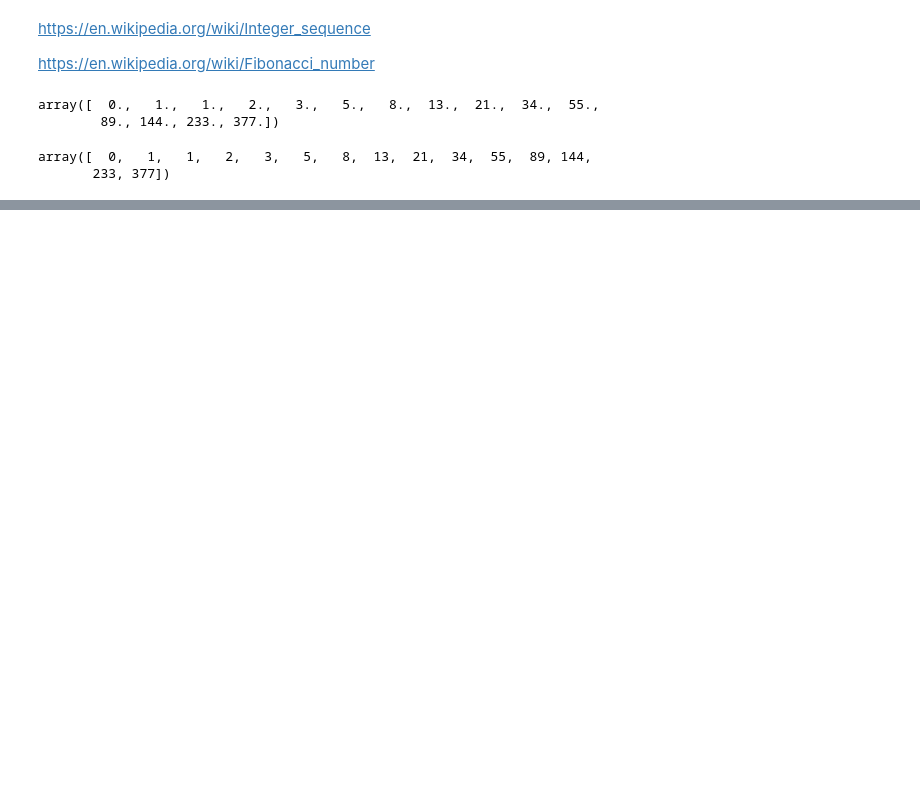
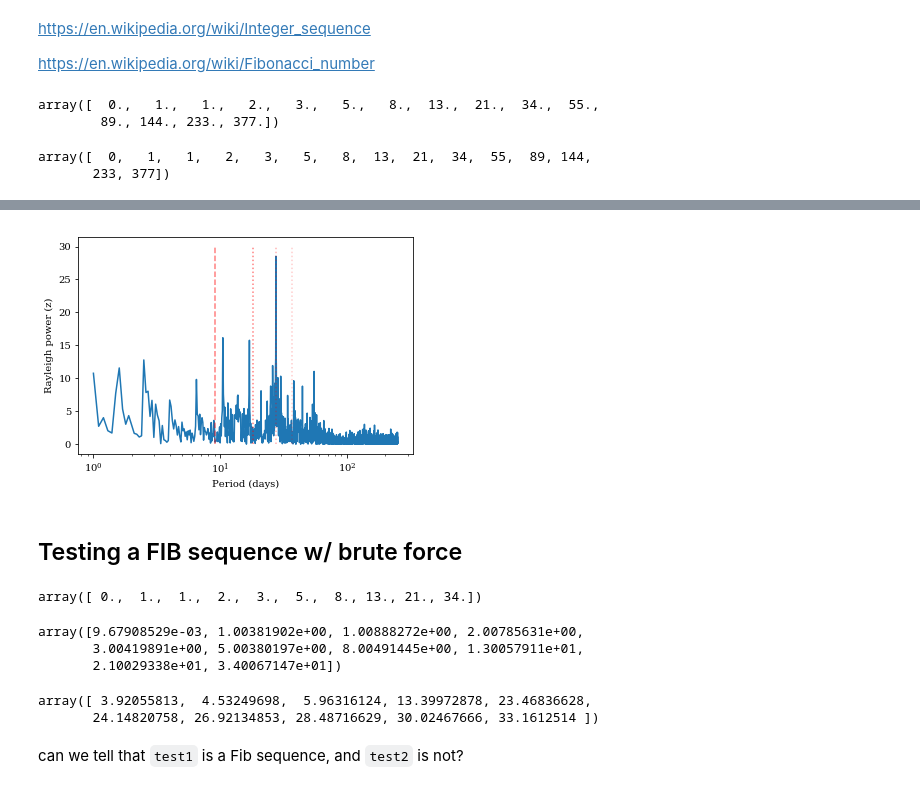
Before and after one commit to StellarCartography/SDM, a Jupyter notebook: code/explore.ipynb, the cells around one changed output, grey strips where cells are left out. Saved outputs shown, nothing was run; the diff lists cells and outputs as text; code cells hidden in the pictures; blank space fills up the shorter version.

Commit message:
a few simple Fib tests

```diff
--- a/code/explore.ipynb
+++ b/code/explore.ipynb
@@ -158,0 +158,44 @@ plt.show()
+# %%
+plt.figure()
+plt.plot(np.linspace(1, 250, 2500), ps)
+plt.xlabel('Period (days)')
+plt.ylabel('Rayleigh power (z)')
+plt.xscale('log')
+
+plt.plot([fspace, fspace],[0,30], c='r', linestyle='--', alpha=0.5)
+plt.plot([fspace*2, fspace*2],[0,30], c='r', linestyle=':', alpha=0.5)
+plt.plot([fspace*3, fspace*3],[0,30], c='r', linestyle=':', alpha=0.3)
+plt.plot([fspace*4, fspace*4],[0,30], c='r', linestyle=':', alpha=0.2)
+
+# plt.plot([fspace*GR, fspace*GR],[0,30], c='k', linestyle='--', alpha=0.5)
+# plt.plot([fspace * GR**2, fspace * GR**2],[0,30], c='k', linestyle=':', alpha=0.5)
+# plt.plot([fspace * GR**3, fspace * GR**3],[0,30], c='k', linestyle=':', alpha=0.3)
+# plt.plot([fspace * GR**4, fspace * GR**4],[0,30], c='k', linestyle=':', alpha=0.2)
+# plt.plot([fspace * GR**5, fspace * GR**5],[0,30], c='k', linestyle=':', alpha=0.1)
+# %% [output]
+[figure, added]
+# %% [markdown]
+## Testing a FIB sequence w/ brute force
+# %%
+true_fib = fib(10)
+true_fib
+# %% [output]
+array([ 0.,  1.,  1.,  2.,  3.,  5.,  8., 13., 21., 34.])
+# %%
+# the true Fib sequence + a small amount of noise
+test1 = true_fib + np.random.random(10) * 0.01
+test1
+# %% [output]
+array([9.67908529e-03, 1.00381902e+00, 1.00888272e+00, 2.00785631e+00,
+       3.00419891e+00, 5.00380197e+00, 8.00491445e+00, 1.30057911e+01,
+       2.10029338e+01, 3.40067147e+01])
+# %%
+# random numbers
+test2 = np.random.random(10) * true_fib.max()
+test2.sort()
+test2
+# %% [output]
+array([ 3.92055813,  4.53249698,  5.96316124, 13.39972878, 23.46836628,
+       24.14820758, 26.92134853, 28.48716629, 30.02467666, 33.1612514 ])
+# %% [markdown]
+can we tell that `test1` is a Fib sequence, and `test2` is not?
```
Also changed, not shown: parts of 16 cells of this notebook.
